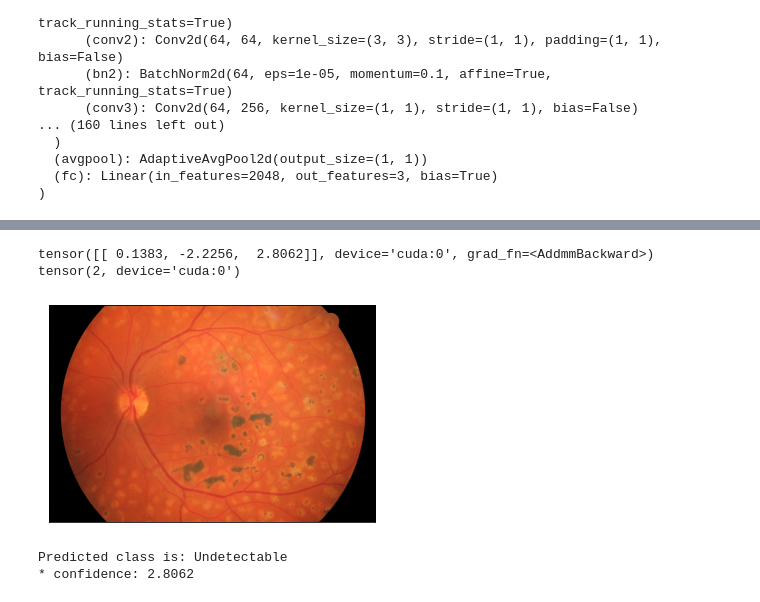
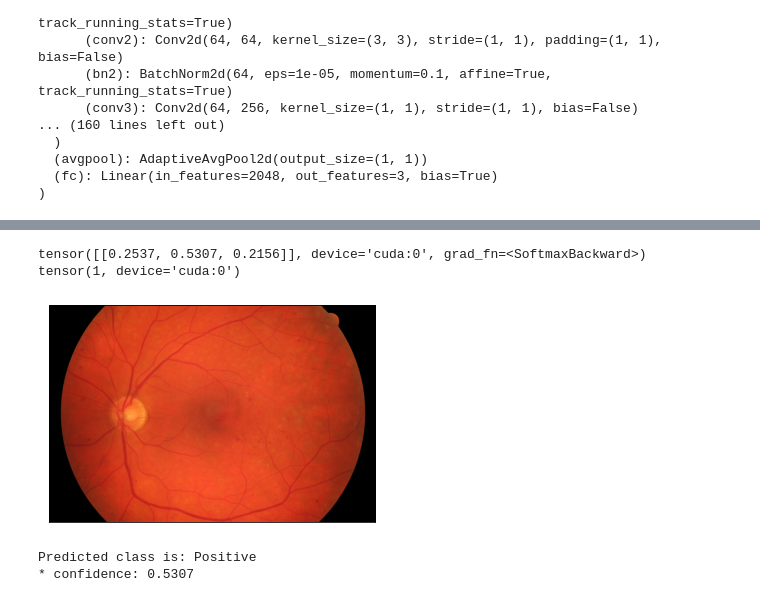
Before and after one commit to bahadur2/AI-Classification-Model, a Jupyter notebook: Classification_code.ipynb, the cells around one changed output, grey strips where cells are left out. Saved outputs shown, nothing was run; the diff lists cells and outputs as text; code cells hidden in the pictures.

Commit message:
update code softmax layer

```diff
--- a/Classification_code.ipynb
+++ b/Classification_code.ipynb
@@ -320,31 +320,32 @@ tensor(2, device='cuda:0')
 # %%
 # Single image prediction
 from PIL import Image
-test_image = r'C:\Users\bahadur\Downloads\03_dr.JPG' # Set the path to the image
+test_image = r'C:\Users\bahadur\Downloads\01_dr.JPG' # Set the path to the image
 labels = ['Negative', 'Positive', 'Undetectable'] # Set the labels
 
 # First prepare the transformations: resize the image to what the model was trained on and convert it to a tensor
 #data_transform = transforms.Compose([transforms.Resize((224, 224)), transforms.ToTensor()])
 data_transform = transforms.Compose([transforms.Resize(256),transforms.CenterCrop(224), transforms.ToTensor(),transforms.Normalize([0.485, 0.456, 0.406], [0.229, 0.224, 0.225])])
 # Load the image
 image_ = Image.open(test_image)
 plt.imshow(image_), plt.xticks([]), plt.yticks([]) # Show the image
 
 # Now apply the transformation, expand the batch dimension, and send the image to the GPU
 image = data_transform(image_).unsqueeze(0).cuda()
-
-out = model(image)
+sm = nn.Softmax(dim=1)  # Create a softmax layer
+out = model(image) # Apply the model to the image
+out = sm(out) # Apply the softmax function
 #preds = torch.max(outputs, 1)
 print(out)
 print(out.argmax())
 # %% [output]
-tensor([[ 0.1383, -2.2256,  2.8062]], device='cuda:0', grad_fn=<AddmmBackward>)
-tensor(2, device='cuda:0')
+tensor([[0.2537, 0.5307, 0.2156]], device='cuda:0', grad_fn=<SoftmaxBackward>)
+tensor(1, device='cuda:0')
-[figure, old version]
+[figure, new version]
 # %%
 print("Predicted class is: {}".format(labels[out.argmax()])) # Print the predicted class
 confidence = out[0][out.argmax()] # Get the confidence of the prediction
 print("* confidence: {:.4f}".format(confidence)) # Print the confidence
 # %% [output]
-Predicted class is: Undetectable
-* confidence: 2.8062
+Predicted class is: Positive
+* confidence: 0.5307
```
Also changed, not shown: parts of 1 cell of this notebook, 1 other file.
